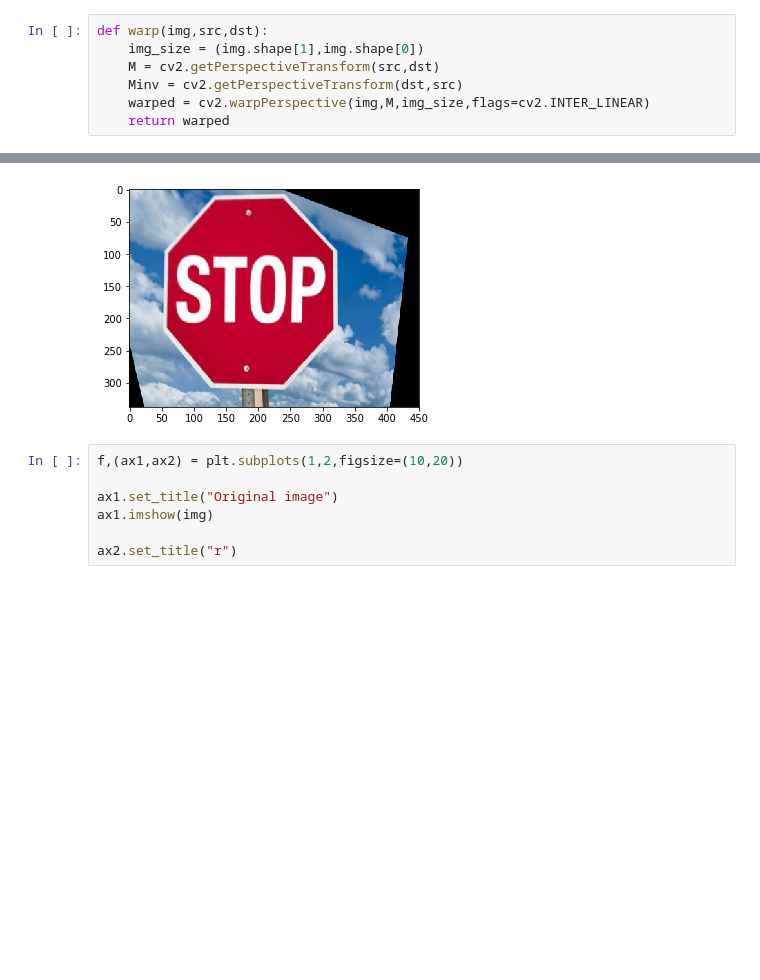
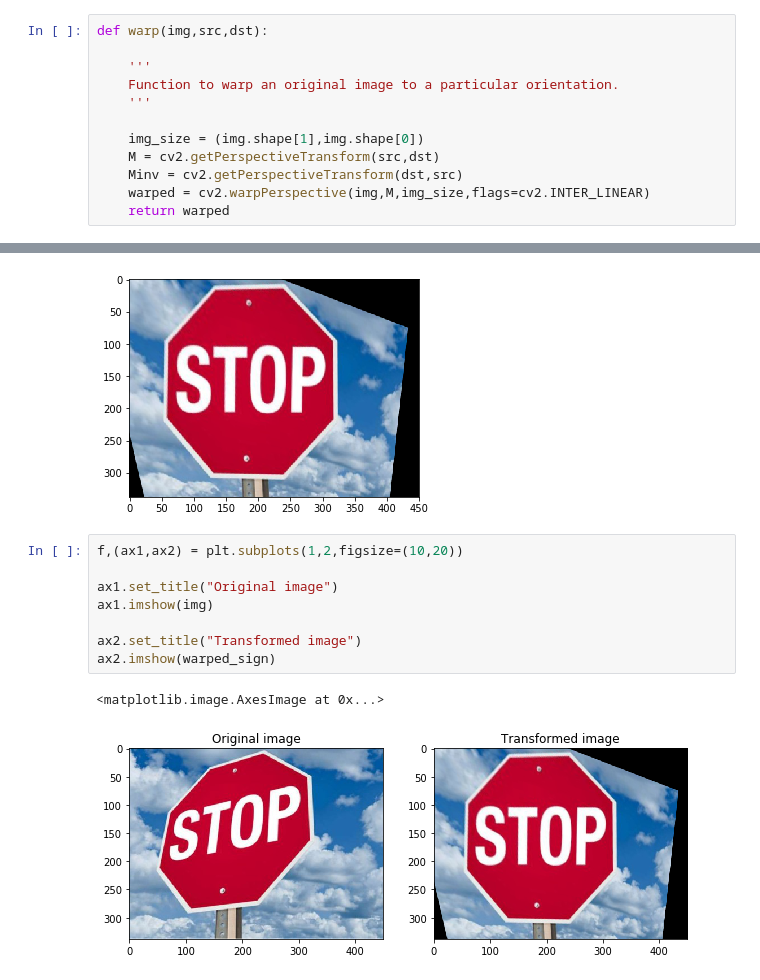
Before and after one commit to RiverSilent/Self-Driving-Car-Nanodegree-Coding-Exercises-and-Quizzes, a Jupyter notebook: Perspective Transform.ipynb, the cells around one changed output, grey strips where cells are left out. Saved outputs shown, nothing was run; the diff lists cells and outputs as text; blank space fills up the shorter version.

```diff
--- a/Perspective Transform.ipynb
+++ b/Perspective Transform.ipynb
@@ -25,6 +25,11 @@ plt.plot(68,117,".")
 [figure]
 # %%
 def warp(img,src,dst):
+
+    '''
+    Function to warp an original image to a particular orientation.
+    '''
+
     img_size = (img.shape[1],img.shape[0])
     M = cv2.getPerspectiveTransform(src,dst)
     Minv = cv2.getPerspectiveTransform(dst,src)
@@ -52,7 +57,11 @@ plt.imshow(warped_sign)
 # %%
 f,(ax1,ax2) = plt.subplots(1,2,figsize=(10,20))
 
 ax1.set_title("Original image")
 ax1.imshow(img)
 
-ax2.set_title("r")
+ax2.set_title("Transformed image")
+ax2.imshow(warped_sign)
+# %% [output]
+<matplotlib.image.AxesImage at 0x...>
+[figure, added]
```
